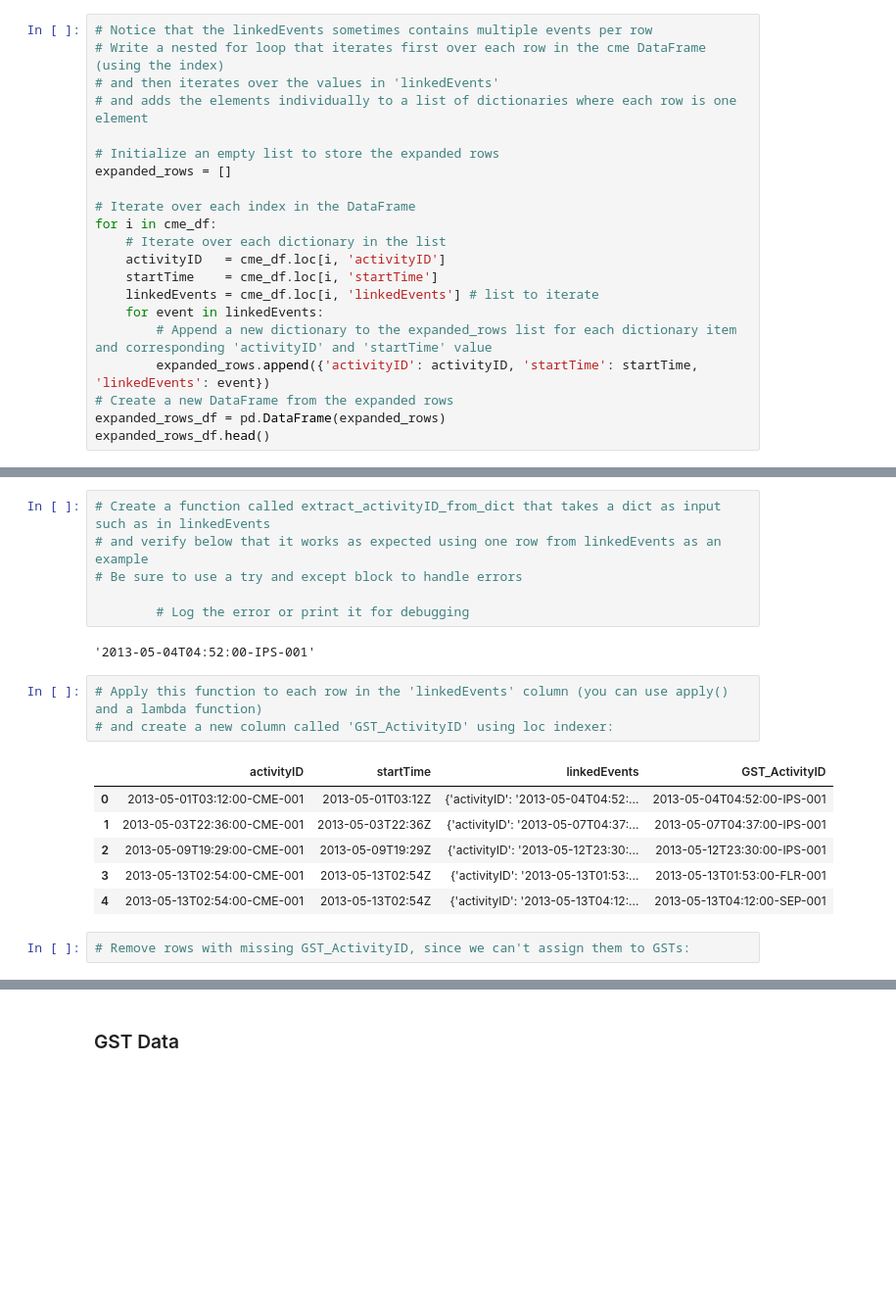
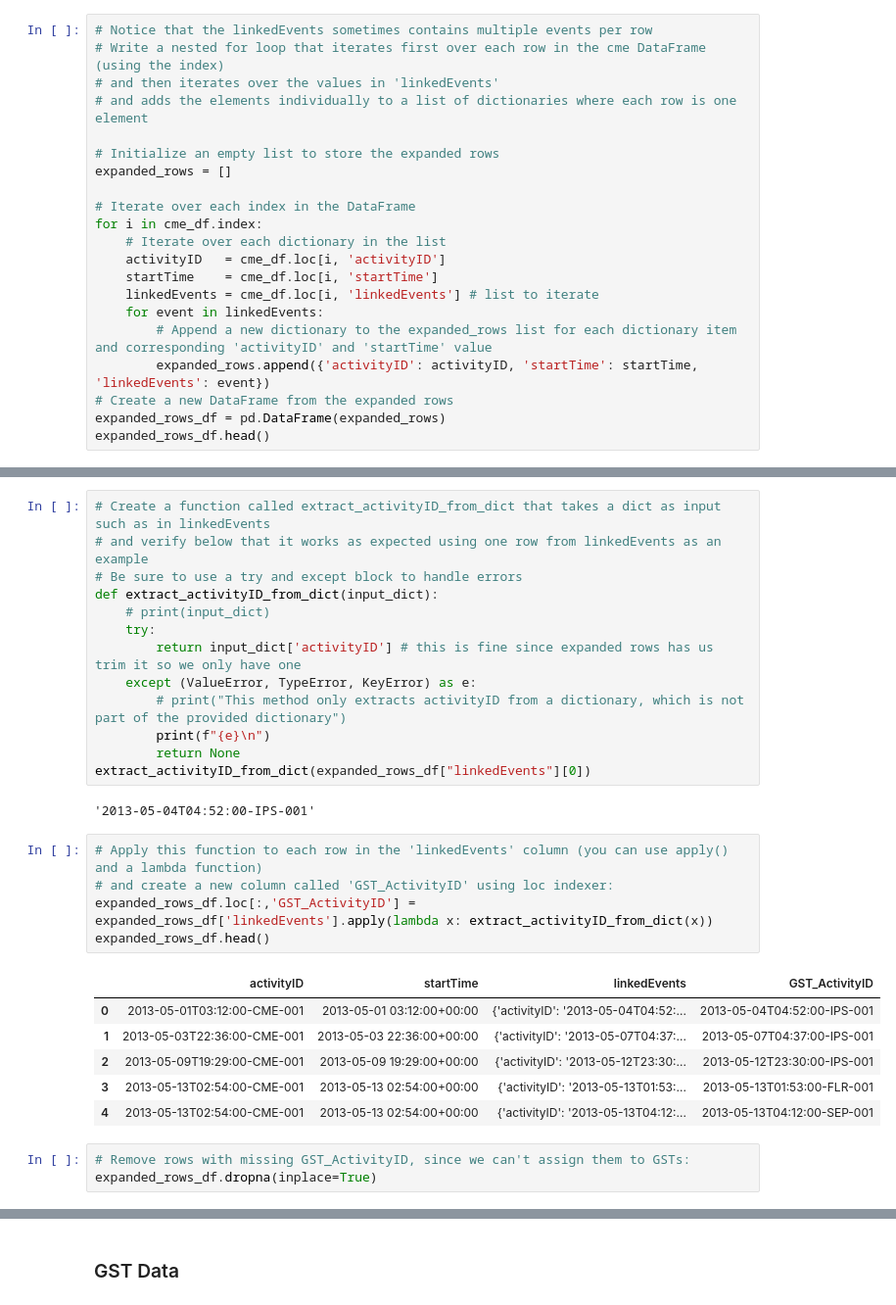
Before and after one commit to TahirPervez/data-sourcing-challenge, a Jupyter notebook: retrieve_data.ipynb, the cells around one changed output, grey strips where cells are left out. Shown: that part at 98% size. Saved outputs shown, nothing was run; the diff lists cells and outputs as text; blank space fills up the shorter version.

Commit message:
cme part done, starting gst

```diff
--- a/retrieve_data.ipynb
+++ b/retrieve_data.ipynb
@@ -92,7 +94,7 @@ cme_df.head()
 expanded_rows = []
 
 # Iterate over each index in the DataFrame
-for i in cme_df:
+for i in cme_df.index:
     # Iterate over each dictionary in the list
     activityID   = cme_df.loc[i, 'activityID']
     startTime    = cme_df.loc[i, 'startTime']
@@ -109,21 +116,31 @@ KeyError: 'activityID'
 # Create a function called extract_activityID_from_dict that takes a dict as input such as in linkedEvents
 # and verify below that it works as expected using one row from linkedEvents as an example
 # Be sure to use a try and except block to handle errors
-
-        # Log the error or print it for debugging
+def extract_activityID_from_dict(input_dict):
+    # print(input_dict)
+    try:
+        return input_dict['activityID'] # this is fine since expanded rows has us trim it so we only have one
+    except (ValueError, TypeError, KeyError) as e:
+        # print("This method only extracts activityID from a dictionary, which is not part of the provided dictionary")
+        print(f"{e}\n")
+        return None
+extract_activityID_from_dict(expanded_rows_df["linkedEvents"][0])
 # %% [output]
 '2013-05-04T04:52:00-IPS-001'
 # %%
 # Apply this function to each row in the 'linkedEvents' column (you can use apply() and a lambda function)
 # and create a new column called 'GST_ActivityID' using loc indexer:
+expanded_rows_df.loc[:,'GST_ActivityID'] = expanded_rows_df['linkedEvents'].apply(lambda x: extract_activityID_from_dict(x))
+expanded_rows_df.head()
 # %% [output]
 |  | activityID | startTime | linkedEvents | GST_ActivityID |
-| 0 | 2013-05-01T03:12:00-CME-001 | 2013-05-01T03:12Z | {'activityID': '2013-05-04T04:52:... | 2013-05-04T04:52:00-IPS-001 |
-| 1 | 2013-05-03T22:36:00-CME-001 | 2013-05-03T22:36Z | {'activityID': '2013-05-07T04:37:... | 2013-05-07T04:37:00-IPS-001 |
-| 2 | 2013-05-09T19:29:00-CME-001 | 2013-05-09T19:29Z | {'activityID': '2013-05-12T23:30:... | 2013-05-12T23:30:00-IPS-001 |
-| 3 | 2013-05-13T02:54:00-CME-001 | 2013-05-13T02:54Z | {'activityID': '2013-05-13T01:53:... | 2013-05-13T01:53:00-FLR-001 |
-| 4 | 2013-05-13T02:54:00-CME-001 | 2013-05-13T02:54Z | {'activityID': '2013-05-13T04:12:... | 2013-05-13T04:12:00-SEP-001 |
+| 0 | 2013-05-01T03:12:00-CME-001 | 2013-05-01 03:12:00+00:00 | {'activityID': '2013-05-04T04:52:... | 2013-05-04T04:52:00-IPS-001 |
+| 1 | 2013-05-03T22:36:00-CME-001 | 2013-05-03 22:36:00+00:00 | {'activityID': '2013-05-07T04:37:... | 2013-05-07T04:37:00-IPS-001 |
+| 2 | 2013-05-09T19:29:00-CME-001 | 2013-05-09 19:29:00+00:00 | {'activityID': '2013-05-12T23:30:... | 2013-05-12T23:30:00-IPS-001 |
+| 3 | 2013-05-13T02:54:00-CME-001 | 2013-05-13 02:54:00+00:00 | {'activityID': '2013-05-13T01:53:... | 2013-05-13T01:53:00-FLR-001 |
+| 4 | 2013-05-13T02:54:00-CME-001 | 2013-05-13 02:54:00+00:00 | {'activityID': '2013-05-13T04:12:... | 2013-05-13T04:12:00-SEP-001 |
 # %%
 # Remove rows with missing GST_ActivityID, since we can't assign them to GSTs:
+expanded_rows_df.dropna(inplace=True)
 # %%
 # print out the datatype of each column in this DataFrame:
```
Also changed, not shown: parts of 5 cells of this notebook.
